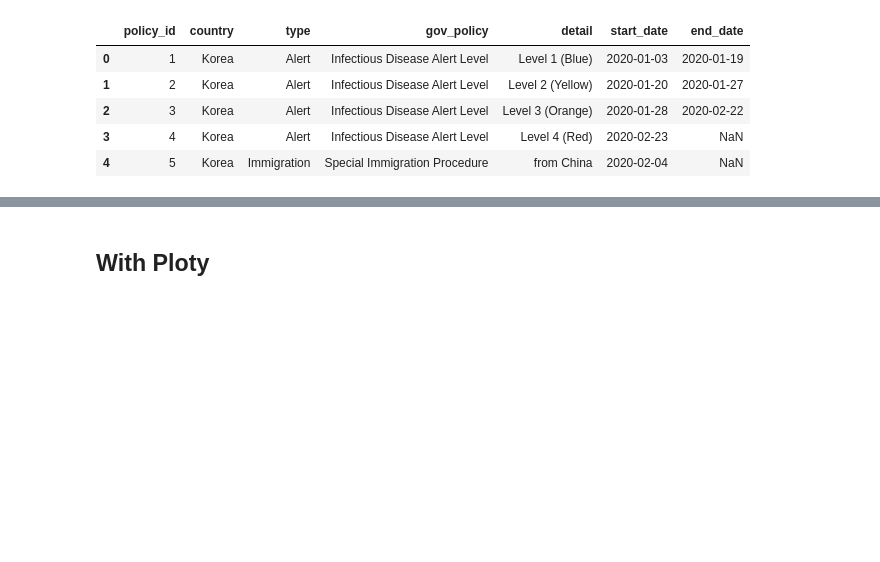
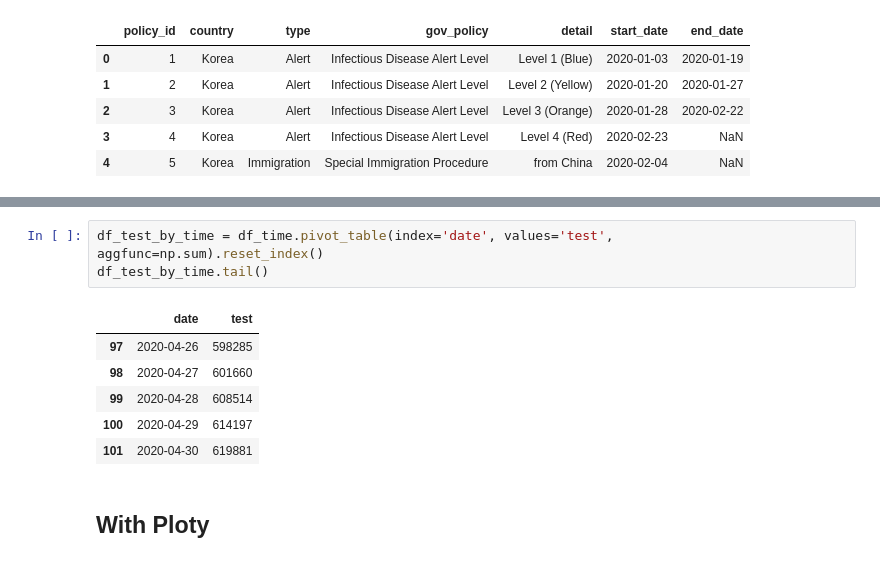
Before and after one commit to saitros/continuous_commit, a Jupyter notebook: Python/Visualization/Kor_COVID_19_Visualize.ipynb, the cells around one changed output, grey strips where cells are left out. Cells and saved outputs as stored; diff of their text form; blank space fills up the shorter version.

```diff
--- a/Python/Visualization/Kor_COVID_19_Visualize.ipynb
+++ b/Python/Visualization/Kor_COVID_19_Visualize.ipynb
@@ -357,3 +381,13 @@ ex_df.head()
+# %%
+df_test_by_time = df_time.pivot_table(index='date', values='test', aggfunc=np.sum).reset_index()
+df_test_by_time.tail()
+# %% [output]
+|  | date | test |
+| 97 | 2020-04-26 | 598285 |
+| 98 | 2020-04-27 | 601660 |
+| 99 | 2020-04-28 | 608514 |
+| 100 | 2020-04-29 | 614197 |
+| 101 | 2020-04-30 | 619881 |
 # %% [markdown]
 ## With Ploty
 # %% [markdown]
```
Also changed, not shown: parts of 28 cells of this notebook.
